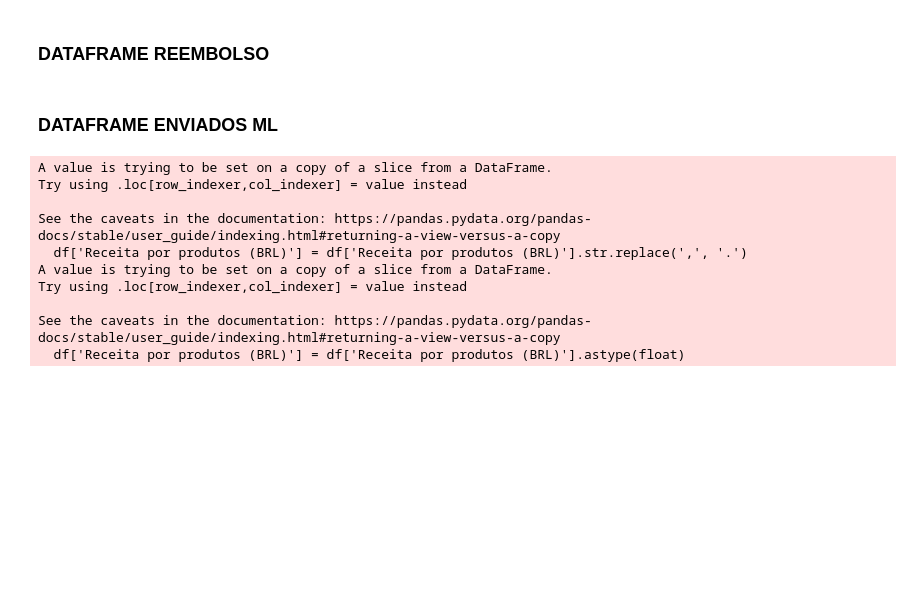
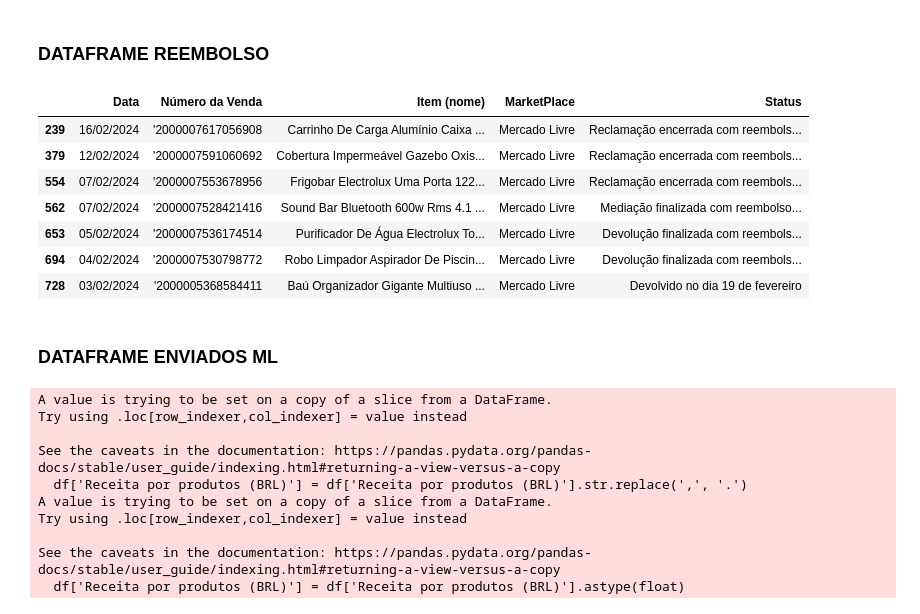
Before and after one commit to pietro-licenza/brazil_direct, a Jupyter notebook: pedidos_ml/dev.ipynb, the cells around one changed output. Saved outputs shown, nothing was run; the diff lists cells and outputs as text; code cells hidden in the pictures; blank space fills up the shorter version.

```diff
--- a/pedidos_ml/dev.ipynb
+++ b/pedidos_ml/dev.ipynb
@@ -77,8 +96,18 @@ df_cancelados_final.head()
 reembolso_ml = df_reembolso_ml(df=sheet_df, colunas_desejadas=colunas_desejadas, status_devolucao_ml=status_devolucao)
 # %%
 
-#! Monta dataframe final de cancelados
+#! Monta dataframe final de reembolso
 df_reembolso_final = cria_df_reembolso_ml(reembolso_ml)
+df_reembolso_final
+# %% [output]
+|  | Data | Número da Venda | Item (nome) | MarketPlace | Status |
+| 239 | 16/02/2024 | '2000007617056908 | Carrinho De Carga Alumínio Caixa ... | Mercado Livre | Reclamação encerrada com reembols... |
+| 379 | 12/02/2024 | '2000007591060692 | Cobertura Impermeável Gazebo Oxis... | Mercado Livre | Reclamação encerrada com reembols... |
+| 554 | 07/02/2024 | '2000007553678956 | Frigobar Electrolux Uma Porta 122... | Mercado Livre | Reclamação encerrada com reembols... |
+| 562 | 07/02/2024 | '2000007528421416 | Sound Bar Bluetooth 600w Rms 4.1 ... | Mercado Livre | Mediação finalizada com reembolso... |
+| 653 | 05/02/2024 | '2000007536174514 | Purificador De Água Electrolux To... | Mercado Livre | Devolução finalizada com reembols... |
+| 694 | 04/02/2024 | '2000007530798772 | Robo Limpador Aspirador De Piscin... | Mercado Livre | Devolução finalizada com reembols... |
+| 728 | 03/02/2024 | '2000005368584411 | Baú Organizador Gigante Multiuso ... | Mercado Livre | Devolvido no dia 19 de fevereiro |
 # %% [markdown]
 ### DATAFRAME ENVIADOS ML
 # %%
```
Also changed, not shown: parts of 6 cells of this notebook, 1 other file.
